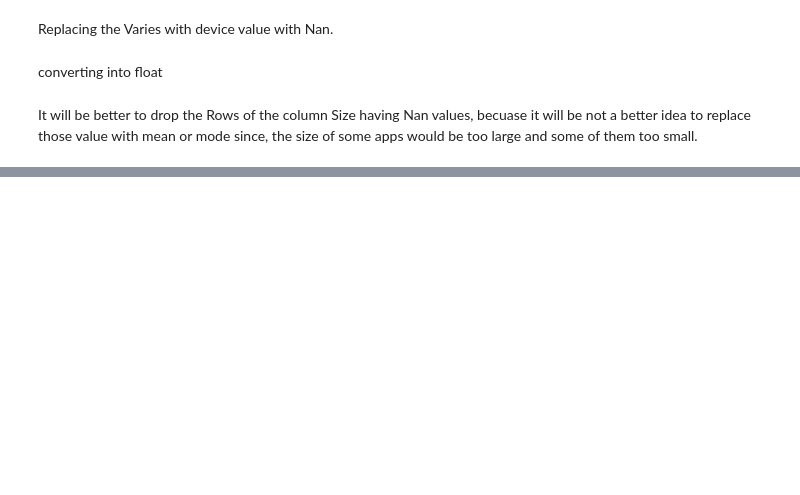
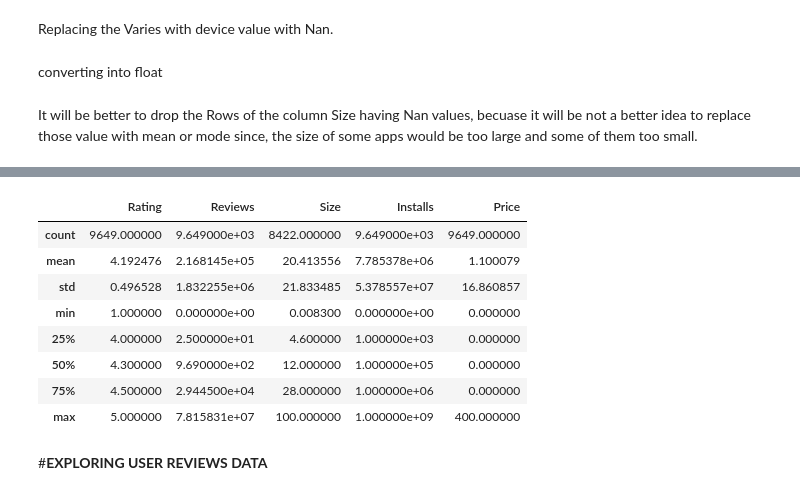
Before and after one commit to gauravrs195/Capstone-1-Play-Store-App-Review-Analysis, a Jupyter notebook: Copy_of_Play_Store_App_Review_Analysis_Capstone_Project.ipynb, the cells around one changed output, grey strips where cells are left out. Saved outputs shown, nothing was run; the diff lists cells and outputs as text; code cells hidden in the pictures; blank space fills up the shorter version.

```diff
--- a/Copy_of_Play_Store_App_Review_Analysis_Capstone_Project.ipynb
+++ b/Copy_of_Play_Store_App_Review_Analysis_Capstone_Project.ipynb
@@ -514,0 +517,3 @@ It will be better to drop the Rows of the column Size having Nan values, becuase
+# %%
+psd_df['Reviews'] = psd_df['Reviews'].astype(int)
+psd_df.head()
@@ -514,0 +527,14 @@ It will be better to drop the Rows of the column Size having Nan values, becuase
+# %%
+psd_df.describe()
+# %% [output]
+|  | Rating | Reviews | Size | Installs | Price |
+| count | 9649.000000 | 9.649000e+03 | 8422.000000 | 9.649000e+03 | 9649.000000 |
+| mean | 4.192476 | 2.168145e+05 | 20.413556 | 7.785378e+06 | 1.100079 |
+| std | 0.496528 | 1.832255e+06 | 21.833485 | 5.378557e+07 | 16.860857 |
+| min | 1.000000 | 0.000000e+00 | 0.008300 | 0.000000e+00 | 0.000000 |
+| 25% | 4.000000 | 2.500000e+01 | 4.600000 | 1.000000e+03 | 0.000000 |
+| 50% | 4.300000 | 9.690000e+02 | 12.000000 | 1.000000e+05 | 0.000000 |
+| 75% | 4.500000 | 2.944500e+04 | 28.000000 | 1.000000e+06 | 0.000000 |
+| max | 5.000000 | 7.815831e+07 | 100.000000 | 1.000000e+09 | 400.000000 |
+# %% [markdown]
+#**EXPLORING USER REVIEWS DATA**
```
Also changed, not shown: parts of 18 cells of this notebook.
